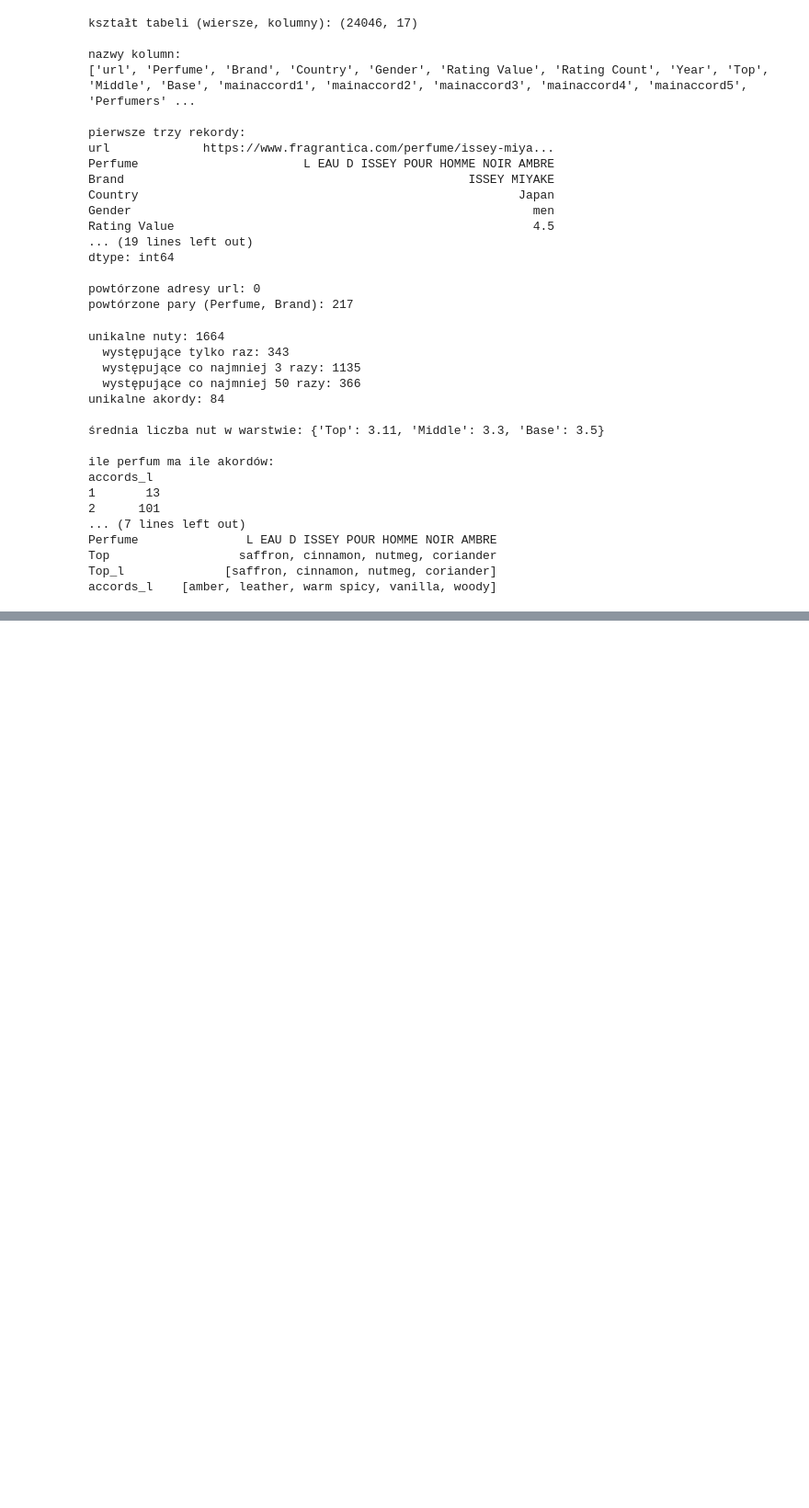
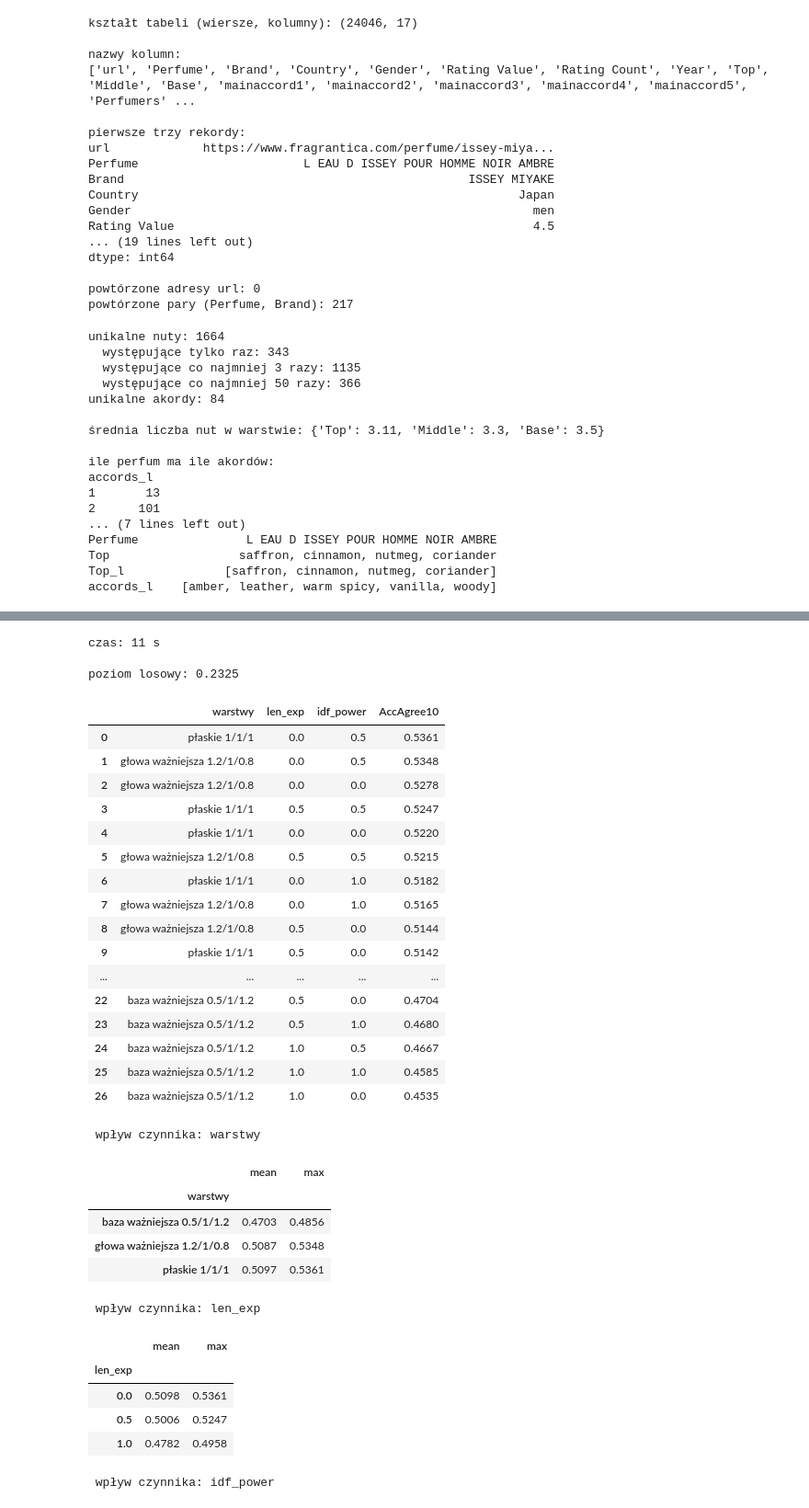
Before and after one commit to adamdobrogowski/PerfumeCollectionApp, a Jupyter notebook: notatniki/embeddings.ipynb, the cells around one changed output, grey strips where cells are left out. Shown at 92% size. Saved outputs shown, nothing was run; the diff lists cells and outputs as text; code cells hidden in the pictures; blank space fills up the shorter version.

Commit message:
Przygotowanie do tworzenia osadzen: zmiana perfum na tabele cech i wag, opracowanie wag nut wybrane na podstawie badania

```diff
--- a/notatniki/embeddings.ipynb
+++ b/notatniki/embeddings.ipynb
@@ -184,0 +274,80 @@ print("najczęstsze akordy (w ilu perfumach):",
+# %%
+# =====================================================================
+# ABLACJA: jak wybrać wagi nut bez etykiet?
+# =====================================================================
+# Trzy czynniki, każdy w trzech wariantach (3 x 3 x 3 = 27 wariantów):
+#  1) waga warstwy piramidy: płaska 1/1/1, "baza ważniejsza", "głowa ważniejsza"
+#     (intuicja: baza zostaje na skórze dłużej - czy dane to potwierdzają?)
+#  2) normalizacja długości len_exp: 0 / 0.5 / 1
+#     (czy nuta w krótkiej piramidzie ma ważyć więcej niż w długiej?)
+#  3) moc IDF p: 0 / 0.5 / 1
+#     IDF osłabia nuty pospolite (piżmo jest w ok. 46% perfum i mało mówi o
+#     RÓŻNICY między perfumami):  idf(t) = ln((1+N)/(1+df(t))) + 1,  waga *= idf ** p
+#     p = 0 oznacza brak osłabiania, p = 1 pełne osłabianie.
+#
+# Każdy wariant: tabela nut -> IDF -> normalizacja długości do 1 -> AccAgree@10.
+# Cosinus liczymy na pełnych, rzadkich wektorach (bez kompresji SVD).
+
+def idf_weights(df_cechy, power):
+    return (np.log((1 + N) / (1 + df_cechy)) + 1.0) ** power
+
+warianty_warstw = {
+    "płaskie 1/1/1":              {"Top": 1.0, "Middle": 1.0, "Base": 1.0},
+    "baza ważniejsza 0.5/1/1.2":  {"Top": 0.5, "Middle": 1.0, "Base": 1.2},
+    "głowa ważniejsza 1.2/1/0.8": {"Top": 1.2, "Middle": 1.0, "Base": 0.8},
+}
+
+wiersze = []
+t0 = time.time()
+for nazwa, lw in warianty_warstw.items():
+    for le in [0.0, 0.5, 1.0]:
+        Xn, vn, dn = to_sparse(note_features(lw, le), CONFIG["MIN_DF_NOTE"])
+        for p in [0.0, 0.5, 1.0]:
+            S = normalize(Xn.multiply(idf_weights(dn, p)).tocsr())
+            wiersze.append({"warstwy": nazwa, "len_exp": le, "idf_power": p,
+                            "AccAgree10": round(acc_agree(S), 4)})
+print(f"czas: {time.time() - t0:.0f} s")
+
+abl = pd.DataFrame(wiersze).sort_values("AccAgree10", ascending=False).reset_index(drop=True)
+print(f"\npoziom losowy: {rand_baseline:.4f}\n")
+
+display(abl)
+
+for czynnik in ["warstwy", "len_exp", "idf_power"]:
+    print(f"\n wpływ czynnika: {czynnik}")
+    tabela_grup = abl.groupby(czynnik)["AccAgree10"].agg(["mean", "max"]).round(4)
+    display(tabela_grup)
+# %% [output]
+czas: 11 s
+
+poziom losowy: 0.2325
+|  | warstwy | len_exp | idf_power | AccAgree10 |
+| 0 | płaskie 1/1/1 | 0.0 | 0.5 | 0.5361 |
+| 1 | głowa ważniejsza 1.2/1/0.8 | 0.0 | 0.5 | 0.5348 |
+| 2 | głowa ważniejsza 1.2/1/0.8 | 0.0 | 0.0 | 0.5278 |
+| 3 | płaskie 1/1/1 | 0.5 | 0.5 | 0.5247 |
+| 4 | płaskie 1/1/1 | 0.0 | 0.0 | 0.5220 |
+| 5 | głowa ważniejsza 1.2/1/0.8 | 0.5 | 0.5 | 0.5215 |
+| 6 | płaskie 1/1/1 | 0.0 | 1.0 | 0.5182 |
+| 7 | głowa ważniejsza 1.2/1/0.8 | 0.0 | 1.0 | 0.5165 |
+| 8 | głowa ważniejsza 1.2/1/0.8 | 0.5 | 0.0 | 0.5144 |
+| 9 | płaskie 1/1/1 | 0.5 | 0.0 | 0.5142 |
+| ... | ... | ... | ... | ... |
+| 22 | baza ważniejsza 0.5/1/1.2 | 0.5 | 0.0 | 0.4704 |
+| 23 | baza ważniejsza 0.5/1/1.2 | 0.5 | 1.0 | 0.4680 |
+| 24 | baza ważniejsza 0.5/1/1.2 | 1.0 | 0.5 | 0.4667 |
+| 25 | baza ważniejsza 0.5/1/1.2 | 1.0 | 1.0 | 0.4585 |
+| 26 | baza ważniejsza 0.5/1/1.2 | 1.0 | 0.0 | 0.4535 |
+ wpływ czynnika: warstwy
+|  | mean | max |
+| warstwy |  |  |
+| baza ważniejsza 0.5/1/1.2 | 0.4703 | 0.4856 |
+| głowa ważniejsza 1.2/1/0.8 | 0.5087 | 0.5348 |
+| płaskie 1/1/1 | 0.5097 | 0.5361 |
+ wpływ czynnika: len_exp
+|  | mean | max |
+| len_exp |  |  |
+| 0.0 | 0.5098 | 0.5361 |
+| 0.5 | 0.5006 | 0.5247 |
+| 1.0 | 0.4782 | 0.4958 |
+ wpływ czynnika: idf_power
```
Also changed, not shown: parts of 3 cells of this notebook.
